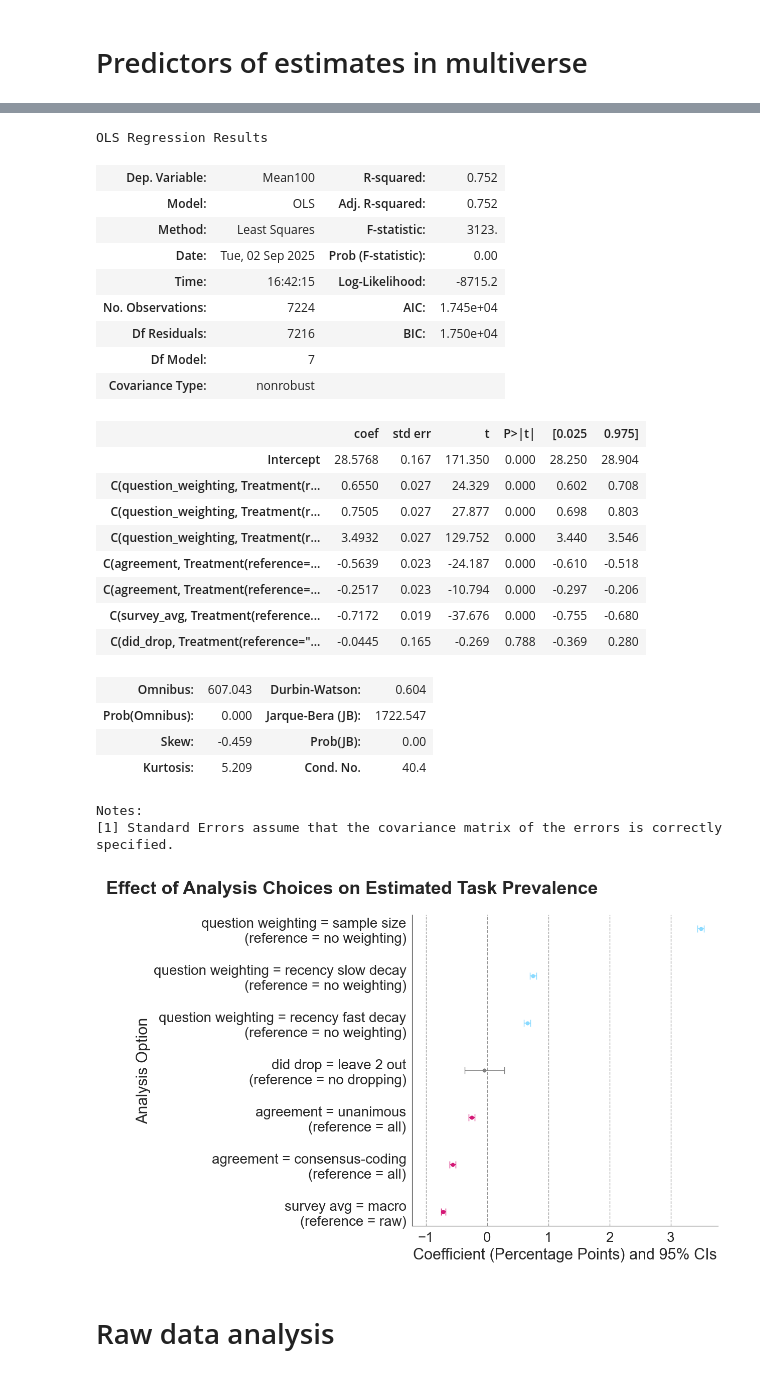
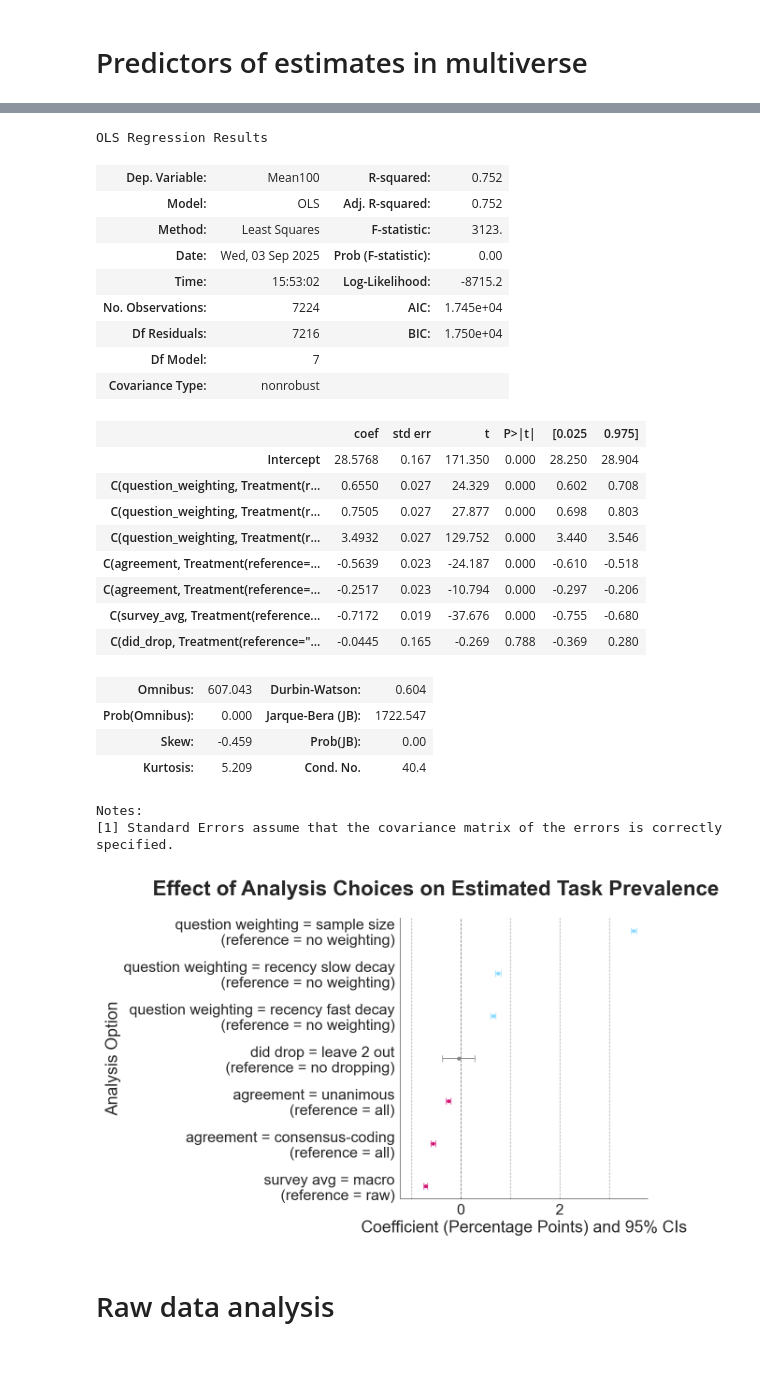
Before and after one commit to josh-ashkinaze/ssl, a Jupyter notebook: study1/prev_analysis.ipynb, the cells around one changed output, grey strips where cells are left out. Cells and saved outputs as stored; diff of their text form; code cells hidden in the pictures.

```diff
--- a/study1/prev_analysis.ipynb
+++ b/study1/prev_analysis.ipynb
@@ -698,7 +706,7 @@ plt.show()
 import statsmodels.formula.api as smf
 from src.statsmodels_handler import StatsmodelsHandler, clean_var_name_from_formula
 
-make_aesthetic(font_scale=2)
+make_aesthetic(font_scale=2.3)
 
 full_data['Mean100'] = full_data['Mean']*100
 mod = smf.ols(formula='Mean100 ~ C(question_weighting, Treatment(reference="no_weighting")) + C(agreement, Treatment(reference="all")) + C(survey_avg, Treatment(reference="raw")) + '
@@ -733,36 +741,36 @@ Intercept: $\beta = 28.58$, $SE = 0.17$, $p <0.001$, $95\% CI = [28.25, 28.90]$
 C(question\_weighting, Treatment(reference="no\_weighting"))[T.recency\_fast\_decay]: $\beta = 0.65$, $SE = 0.03$, $p <0.001$, $95\% CI = [0.60, 0.71]$
 C(question\_weighting, Treatment(reference="no\_weighting"))[T.recency\_slow\_decay]: $\beta = 0.75$, $SE = 0.03$, $p <0.001$, $95\% CI = [0.70, 0.80]$
 C(question\_weighting, Treatment(reference="no\_weighting"))[T.sample\_size]: $\beta = 3.49$, $SE = 0.03$, $p <0.001$, $95\% CI = [3.44, 3.55]$
 C(agreement, Treatment(reference="all"))[T.consensus-coding]: $\beta = -0.56$, $SE = 0.02$, $p <0.001$, $95\% CI = [-0.61, -0.52]$
 C(agreement, Treatment(reference="all"))[T.unanimous]: $\beta = -0.25$, $SE = 0.02$, $p <0.001$, $95\% CI = [-0.30, -0.21]$
 C(survey\_avg, Treatment(reference="raw"))[T.macro]: $\beta = -0.72$, $SE = 0.02$, $p <0.001$, $95\% CI = [-0.75, -0.68]$
 C(did\_drop, Treatment(reference="no\_dropping"))[T.leave\_2\_out]: $\beta = -0.04$, $SE = 0.17$, $p = 0.788$, $95\% CI = [-0.37, 0.28]$
 OLS Regression Results
 | Dep. Variable: | Mean100 | R-squared: | 0.752 |
 | Model: | OLS | Adj. R-squared: | 0.752 |
 | Method: | Least Squares | F-statistic: | 3123. |
-| Date: | Tue, 02 Sep 2025 | Prob (F-statistic): | 0.00 |
-| Time: | 16:42:15 | Log-Likelihood: | -8715.2 |
+| Date: | Wed, 03 Sep 2025 | Prob (F-statistic): | 0.00 |
+| Time: | 15:53:02 | Log-Likelihood: | -8715.2 |
 | No. Observations: | 7224 | AIC: | 1.745e+04 |
 | Df Residuals: | 7216 | BIC: | 1.750e+04 |
 | Df Model: | 7 |  |  |
 | Covariance Type: | nonrobust |  |  |
 |  | coef | std err | t | P>|t| | [0.025 | 0.975] |
 | Intercept | 28.5768 | 0.167 | 171.350 | 0.000 | 28.250 | 28.904 |
 | C(question_weighting, Treatment(r... | 0.6550 | 0.027 | 24.329 | 0.000 | 0.602 | 0.708 |
 | C(question_weighting, Treatment(r... | 0.7505 | 0.027 | 27.877 | 0.000 | 0.698 | 0.803 |
 | C(question_weighting, Treatment(r... | 3.4932 | 0.027 | 129.752 | 0.000 | 3.440 | 3.546 |
 | C(agreement, Treatment(reference=... | -0.5639 | 0.023 | -24.187 | 0.000 | -0.610 | -0.518 |
 | C(agreement, Treatment(reference=... | -0.2517 | 0.023 | -10.794 | 0.000 | -0.297 | -0.206 |
 | C(survey_avg, Treatment(reference... | -0.7172 | 0.019 | -37.676 | 0.000 | -0.755 | -0.680 |
 | C(did_drop, Treatment(reference="... | -0.0445 | 0.165 | -0.269 | 0.788 | -0.369 | 0.280 |
 | Omnibus: | 607.043 | Durbin-Watson: | 0.604 |
 | Prob(Omnibus): | 0.000 | Jarque-Bera (JB): | 1722.547 |
 | Skew: | -0.459 | Prob(JB): | 0.00 |
 | Kurtosis: | 5.209 | Cond. No. | 40.4 |
 Notes:
 [1] Standard Errors assume that the covariance matrix of the errors is correctly specified.
-[figure, old version]
+[figure, new version]
 # %%
 # make sure we are getting back actual raw estimates
 raw_con_from_multi = full_data.query("survey_avg == 'raw' and question_weighting == 'no_weighting' and did_drop == 'no_dropping' and agreement=='all'")['Mean'].mean()
```
Also changed, not shown: parts of 12 cells of this notebook, 3 other files.
